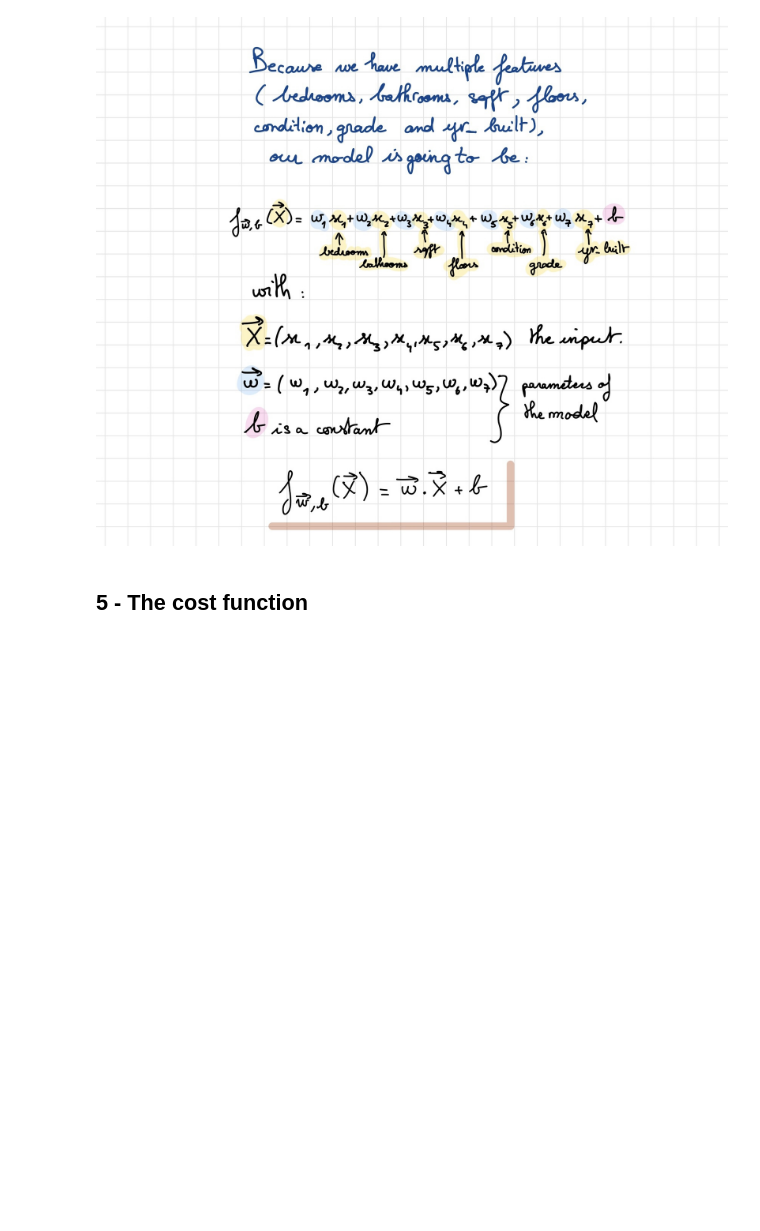
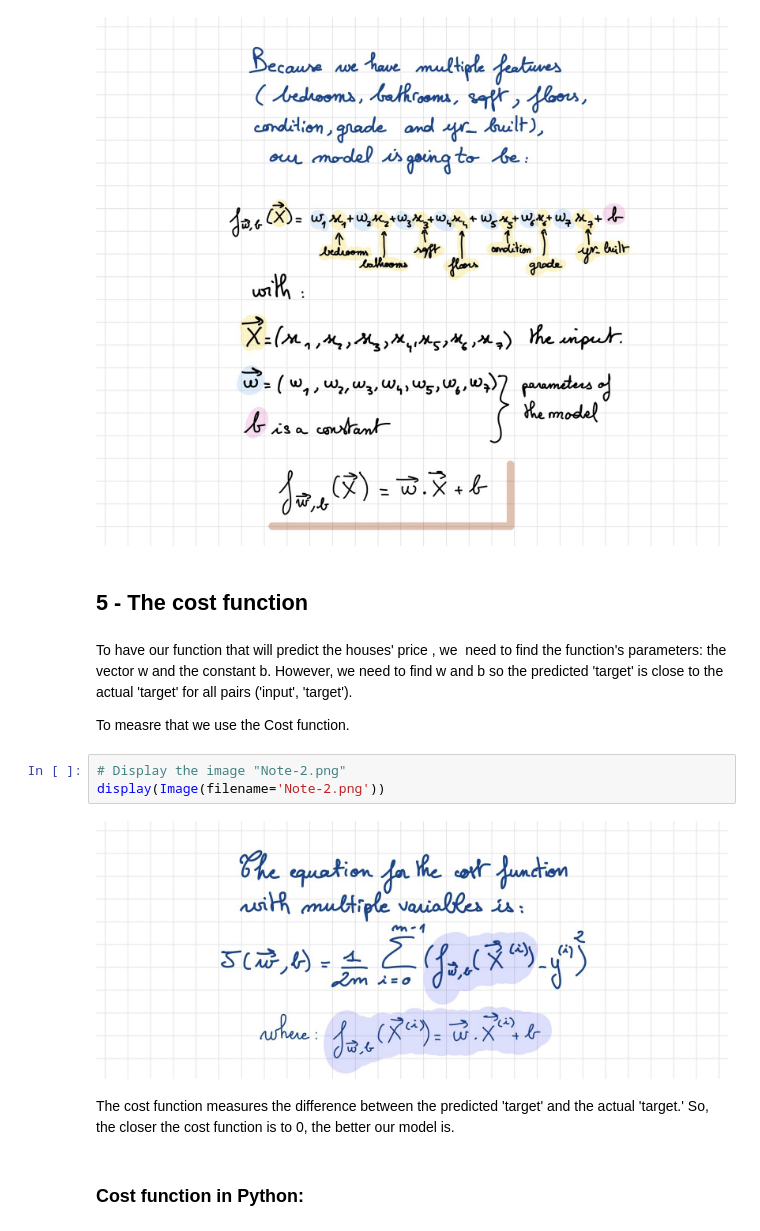
Before and after one commit to sorayapnblm/HousePricePredictionLinearRegression, a Jupyter notebook: notebook.ipynb, the cells around one changed output. Drawn from its saved outputs; the diff is of its cells as text; blank space fills up the shorter version.

```diff
--- a/notebook.ipynb
+++ b/notebook.ipynb
@@ -85,3 +91,17 @@ display(Image(filename='Note-1.png'))
 [figure]
 # %% [markdown]
 <h2>5 - The cost function</h2>
+# %% [markdown]
+To have our function that will predict the houses' price , we  need to find the function's parameters: the vector w and the constant b.
+However, we need to find w and b so the predicted 'target' is close to the actual 'target' for all pairs ('input', 'target').
+
+To measre that we use the Cost function.
+# %%
+# Display the image "Note-2.png"
+display(Image(filename='Note-2.png'))
+# %% [output]
+[figure, added]
+# %% [markdown]
+The cost function measures the difference between the predicted 'target' and the actual 'target.' So, the closer the cost function is to 0, the better our model is.
+# %% [markdown]
+<h3>Cost function in Python:</h3>
```
Also changed, not shown: parts of 15 cells of this notebook.
